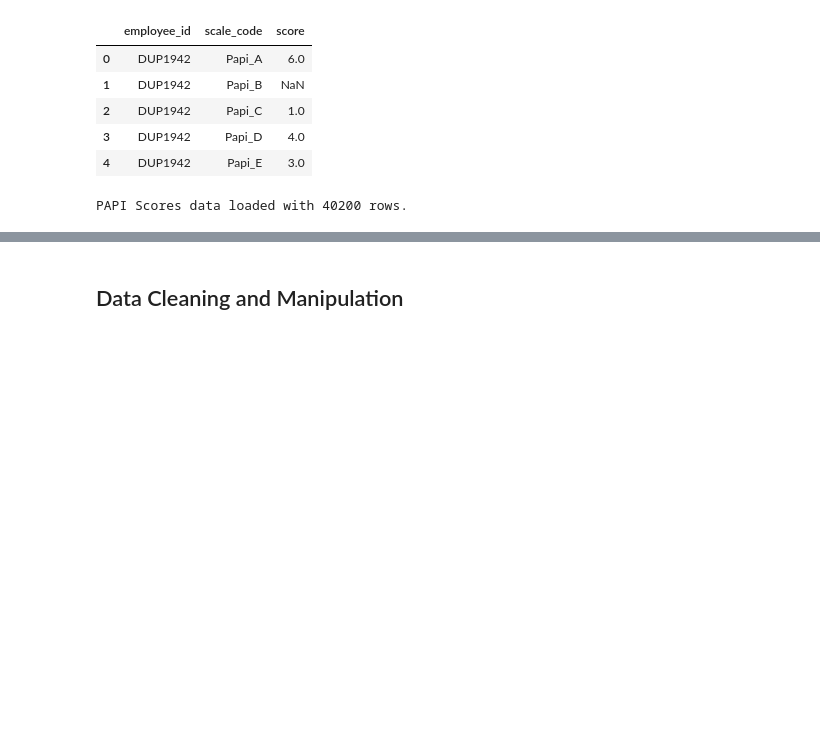
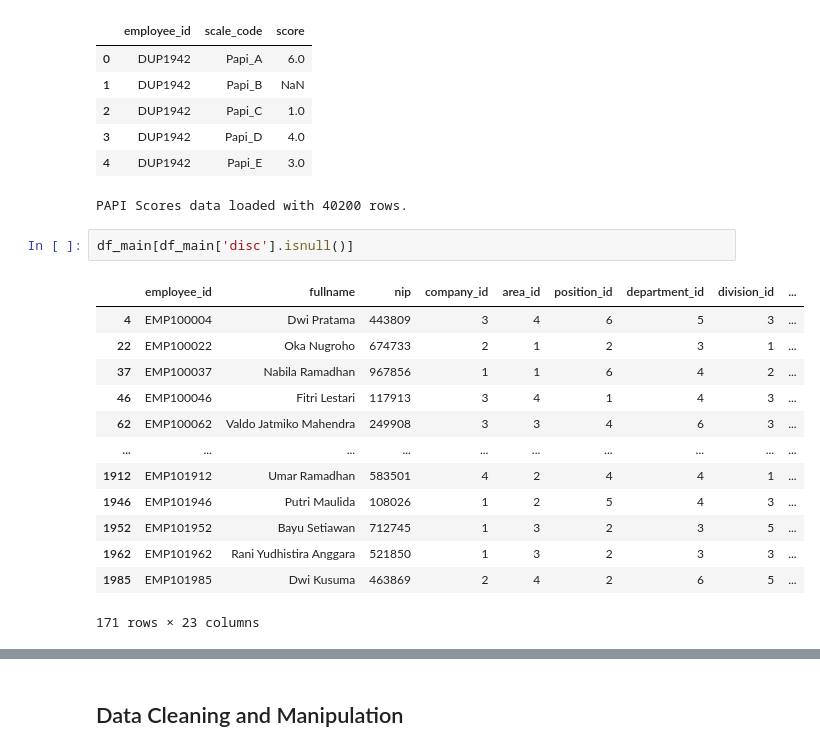
Before and after one commit to fbudimannn/talent-intelligence-system, a Jupyter notebook: 1_analysis/data_exploration.ipynb, the cells around one changed output, grey strips where cells are left out. Saved outputs shown, nothing was run; the diff lists cells and outputs as text; blank space fills up the shorter version.

```diff
--- a/1_analysis/data_exploration.ipynb
+++ b/1_analysis/data_exploration.ipynb
@@ -277,3 +277,19 @@ None
 | 3 | DUP1942 | Papi_D | 4.0 |
 | 4 | DUP1942 | Papi_E | 3.0 |
 PAPI Scores data loaded with 40200 rows.
+# %%
+df_main[df_main['disc'].isnull()]
+# %% [output]
+|  | employee_id | fullname | nip | company_id | area_id | position_id | department_id | division_id | ... |
+| 4 | EMP100004 | Dwi Pratama | 443809 | 3 | 4 | 6 | 5 | 3 | ... |
+| 22 | EMP100022 | Oka Nugroho | 674733 | 2 | 1 | 2 | 3 | 1 | ... |
+| 37 | EMP100037 | Nabila Ramadhan | 967856 | 1 | 1 | 6 | 4 | 2 | ... |
+| 46 | EMP100046 | Fitri Lestari | 117913 | 3 | 4 | 1 | 4 | 3 | ... |
+| 62 | EMP100062 | Valdo Jatmiko Mahendra | 249908 | 3 | 3 | 4 | 6 | 3 | ... |
+| ... | ... | ... | ... | ... | ... | ... | ... | ... | ... |
+| 1912 | EMP101912 | Umar Ramadhan | 583501 | 4 | 2 | 4 | 4 | 1 | ... |
+| 1946 | EMP101946 | Putri Maulida | 108026 | 1 | 2 | 5 | 4 | 3 | ... |
+| 1952 | EMP101952 | Bayu Setiawan | 712745 | 1 | 3 | 2 | 3 | 5 | ... |
+| 1962 | EMP101962 | Rani Yudhistira Anggara | 521850 | 1 | 3 | 2 | 3 | 3 | ... |
+| 1985 | EMP101985 | Dwi Kusuma | 463869 | 2 | 4 | 2 | 6 | 5 | ... |
+171 rows × 23 columns
```
Also changed, not shown: parts of 10 cells of this notebook.
